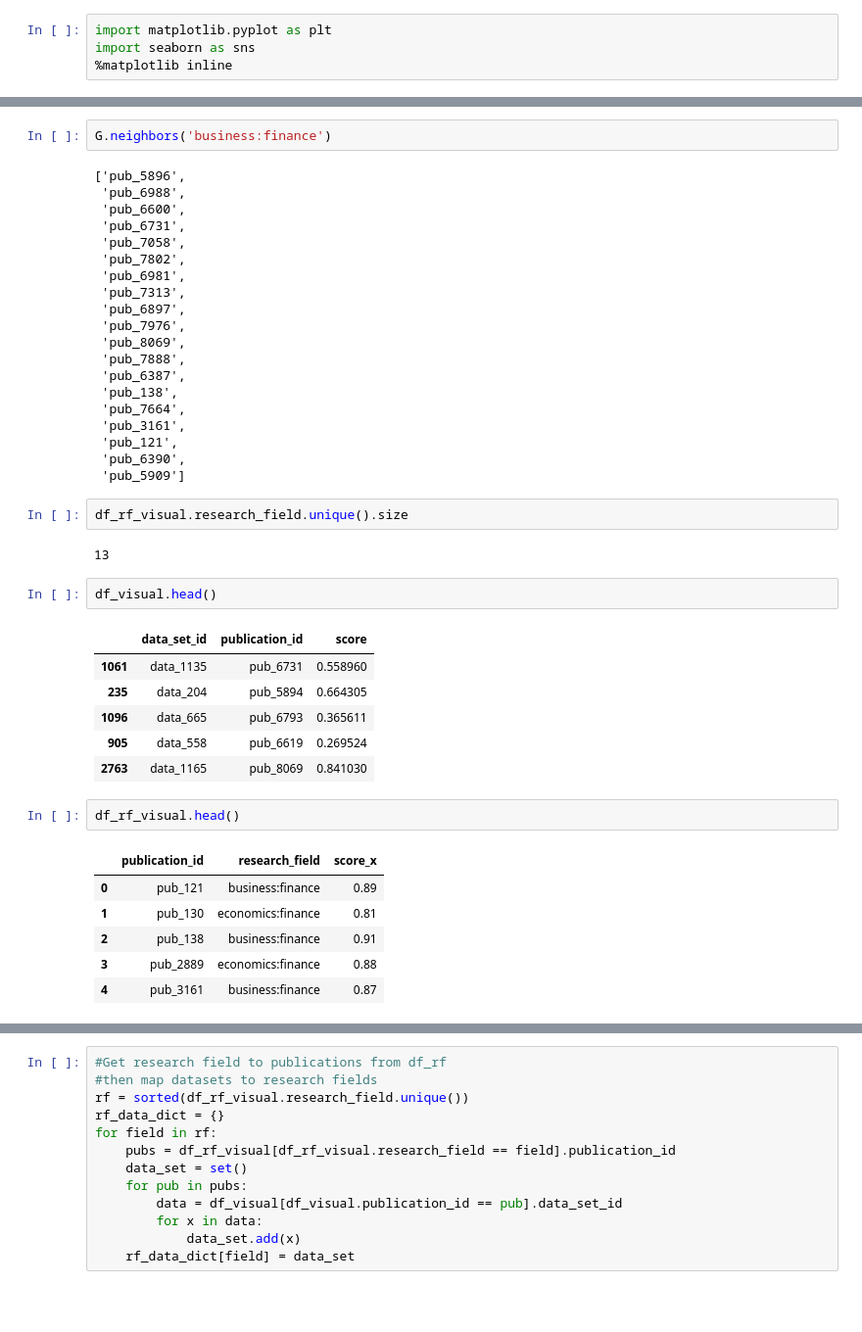
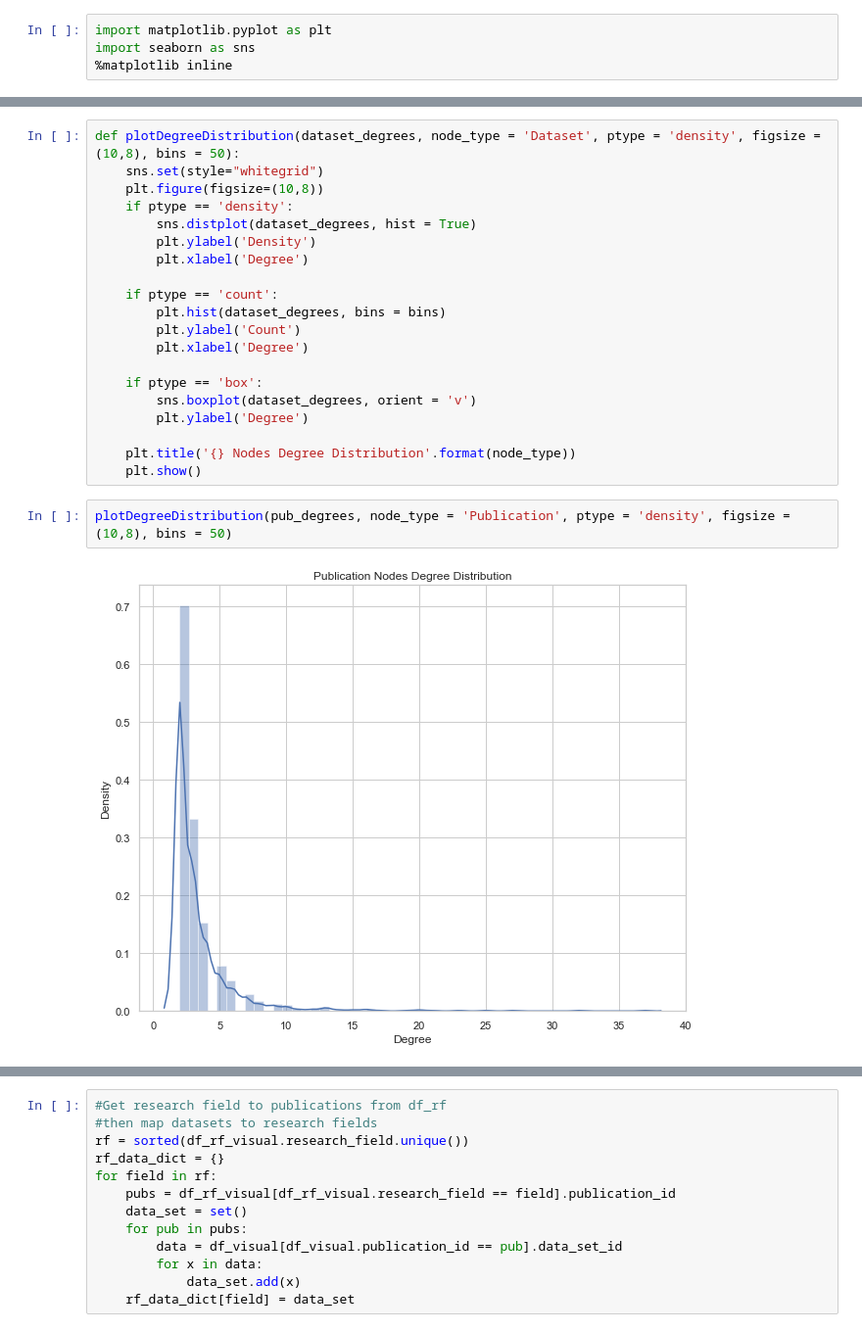
Before and after one commit to rich-context-capstone-2019/Rich-Context-Capstone, a Jupyter notebook: prototype-networkx.ipynb, the cells around one changed output, grey strips where cells are left out. Shown at 98% size. Drawn from its saved outputs; the diff is of its cells as text; blank space fills up the shorter version.

```diff
--- a/prototype-networkx.ipynb
+++ b/prototype-networkx.ipynb
@@ -175,44 +91,24 @@ df.data_set_id.unique().size
-# %%
-G.neighbors('business:finance')
-# %% [output]
-['pub_5896',
- 'pub_6988',
- 'pub_6600',
- 'pub_6731',
- 'pub_7058',
- 'pub_7802',
- 'pub_6981',
- 'pub_7313',
- 'pub_6897',
- 'pub_7976',
- 'pub_8069',
- 'pub_7888',
- 'pub_6387',
- 'pub_138',
- 'pub_7664',
- 'pub_3161',
- 'pub_121',
- 'pub_6390',
- 'pub_5909']
-# %%
-df_rf_visual.research_field.unique().size
-# %% [output]
-13
-# %%
-df_visual.head()
-# %% [output]
-|  | data_set_id | publication_id | score |
-| 1061 | data_1135 | pub_6731 | 0.558960 |
-| 235 | data_204 | pub_5894 | 0.664305 |
-| 1096 | data_665 | pub_6793 | 0.365611 |
-| 905 | data_558 | pub_6619 | 0.269524 |
-| 2763 | data_1165 | pub_8069 | 0.841030 |
-# %%
-df_rf_visual.head()
-# %% [output]
-|  | publication_id | research_field | score_x |
-| 0 | pub_121 | business:finance | 0.89 |
-| 1 | pub_130 | economics:finance | 0.81 |
-| 2 | pub_138 | business:finance | 0.91 |
-| 3 | pub_2889 | economics:finance | 0.88 |
-| 4 | pub_3161 | business:finance | 0.87 |
+# %%
+def plotDegreeDistribution(dataset_degrees, node_type = 'Dataset', ptype = 'density', figsize = (10,8), bins = 50):
+    sns.set(style="whitegrid")
+    plt.figure(figsize=(10,8))
+    if ptype == 'density':
+        sns.distplot(dataset_degrees, hist = True)
+        plt.ylabel('Density')
+        plt.xlabel('Degree')
+
+    if ptype == 'count':
+        plt.hist(dataset_degrees, bins = bins)
+        plt.ylabel('Count')
+        plt.xlabel('Degree')
+
+    if ptype == 'box':
+        sns.boxplot(dataset_degrees, orient = 'v')
+        plt.ylabel('Degree')
+
+    plt.title('{} Nodes Degree Distribution'.format(node_type))
+    plt.show()
+# %%
+plotDegreeDistribution(pub_degrees, node_type = 'Publication', ptype = 'density', figsize = (10,8), bins = 50)
+# %% [output]
+[figure, added]
```
Also changed, not shown: parts of 41 cells of this notebook, 4 other files.
